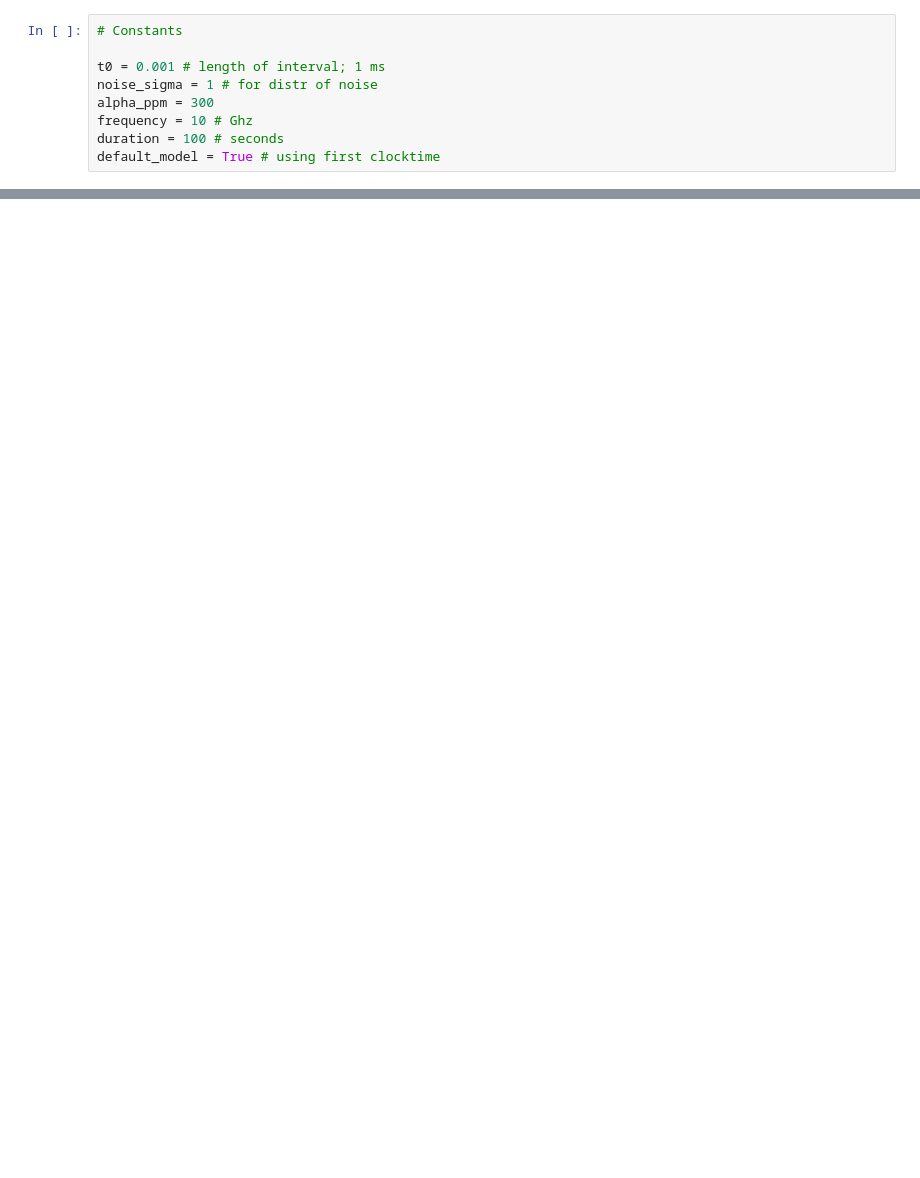
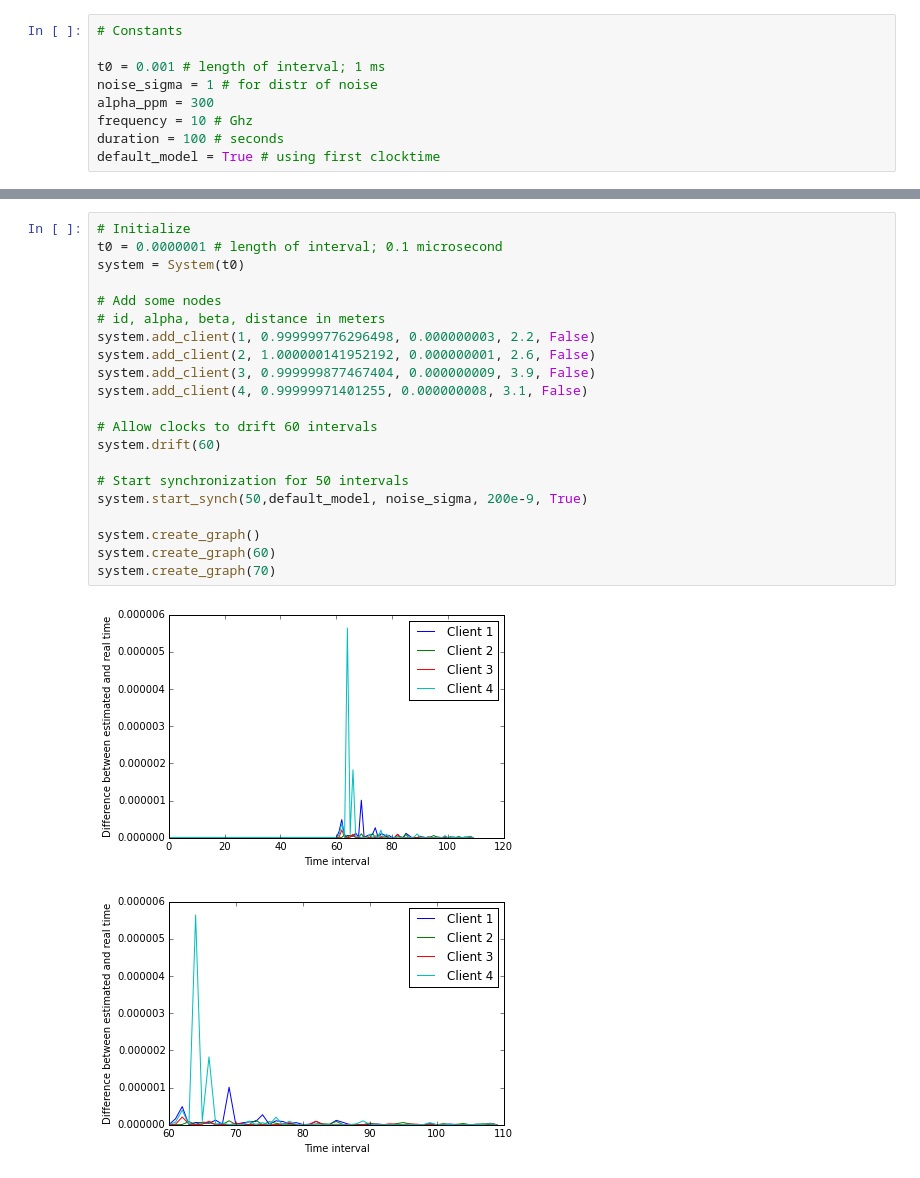
Before and after one commit to vasukiswamy/cs268project, a Jupyter notebook: Clock Synch Simulation.ipynb, the cells around one changed output, grey strips where cells are left out. Saved outputs shown, nothing was run; the diff lists cells and outputs as text; blank space fills up the shorter version.

```diff
--- a/Clock Synch Simulation.ipynb
+++ b/Clock Synch Simulation.ipynb
@@ -288,0 +269,24 @@ system.create_graph(70)
+# %%
+# Initialize
+t0 = 0.0000001 # length of interval; 0.1 microsecond
+system = System(t0)
+
+# Add some nodes
+# id, alpha, beta, distance in meters
+system.add_client(1, 0.999999776296498, 0.000000003, 2.2, False)
+system.add_client(2, 1.000000141952192, 0.000000001, 2.6, False)
+system.add_client(3, 0.999999877467404, 0.000000009, 3.9, False)
+system.add_client(4, 0.99999971401255, 0.000000008, 3.1, False)
+
+# Allow clocks to drift 60 intervals
+system.drift(60)
+
+# Start synchronization for 50 intervals
+system.start_synch(50,default_model, noise_sigma, 200e-9, True)
+
+system.create_graph()
+system.create_graph(60)
+system.create_graph(70)
+# %% [output]
+[figure, added]
+[figure, added]
```
Also changed, not shown: parts of 9 cells of this notebook.
